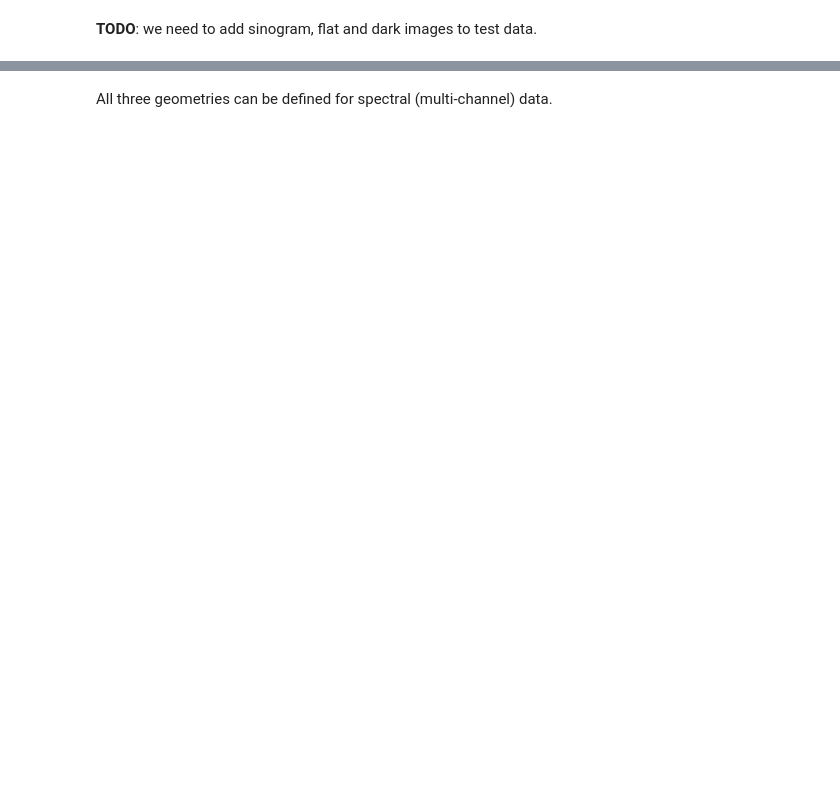
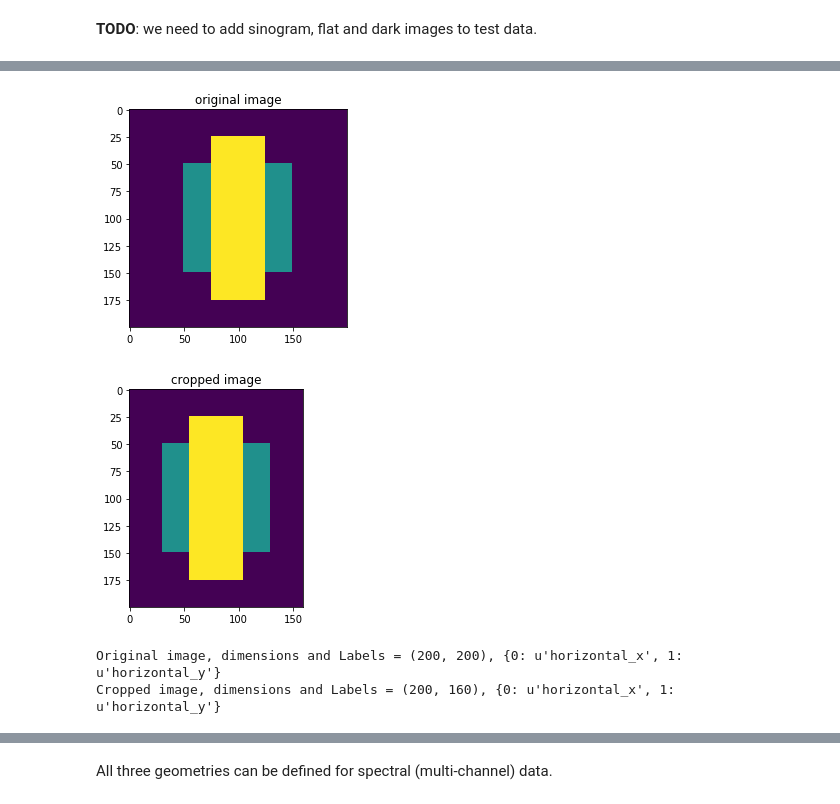
Before and after one commit to paskino/CIL-Demos, a Jupyter notebook: Notebooks/01_basics.ipynb, the cells around one changed output, grey strips where cells are left out. Drawn from its saved outputs; the diff is of its cells as text; code cells hidden in the pictures; blank space fills up the shorter version.

```diff
--- a/Notebooks/01_basics.ipynb
+++ b/Notebooks/01_basics.ipynb
@@ -227,0 +785,24 @@ print(ag_cone)
+# %%
+# crop the image along 1st dimension
+# initialise Resizer
+resizer_crop = Resizer(binning = [1, 1], roi = [-1, (20,180)])
+# pass the image
+resizer_crop.input = data
+data_cropped = resizer_crop.process()
+
+plt.imshow(data.as_array())
+plt.title('original image')
+plt.show()
+
+plt.imshow(data_cropped.as_array())
+plt.title('cropped image')
+plt.show()
+# %% [output]
+[figure, added]
+[figure, added]
+# %%
+print('Original image, dimensions and Labels = {}, {}'.format(data.shape, data.dimension_labels))
+print('Cropped image, dimensions and Labels = {}, {}'.format(data_cropped.shape, data_cropped.dimension_labels))
+# %% [output]
+Original image, dimensions and Labels = (200, 200), {0: u'horizontal_x', 1: u'horizontal_y'}
+Cropped image, dimensions and Labels = (200, 160), {0: u'horizontal_x', 1: u'horizontal_y'}
```
Also changed, not shown: parts of 126 cells of this notebook.
